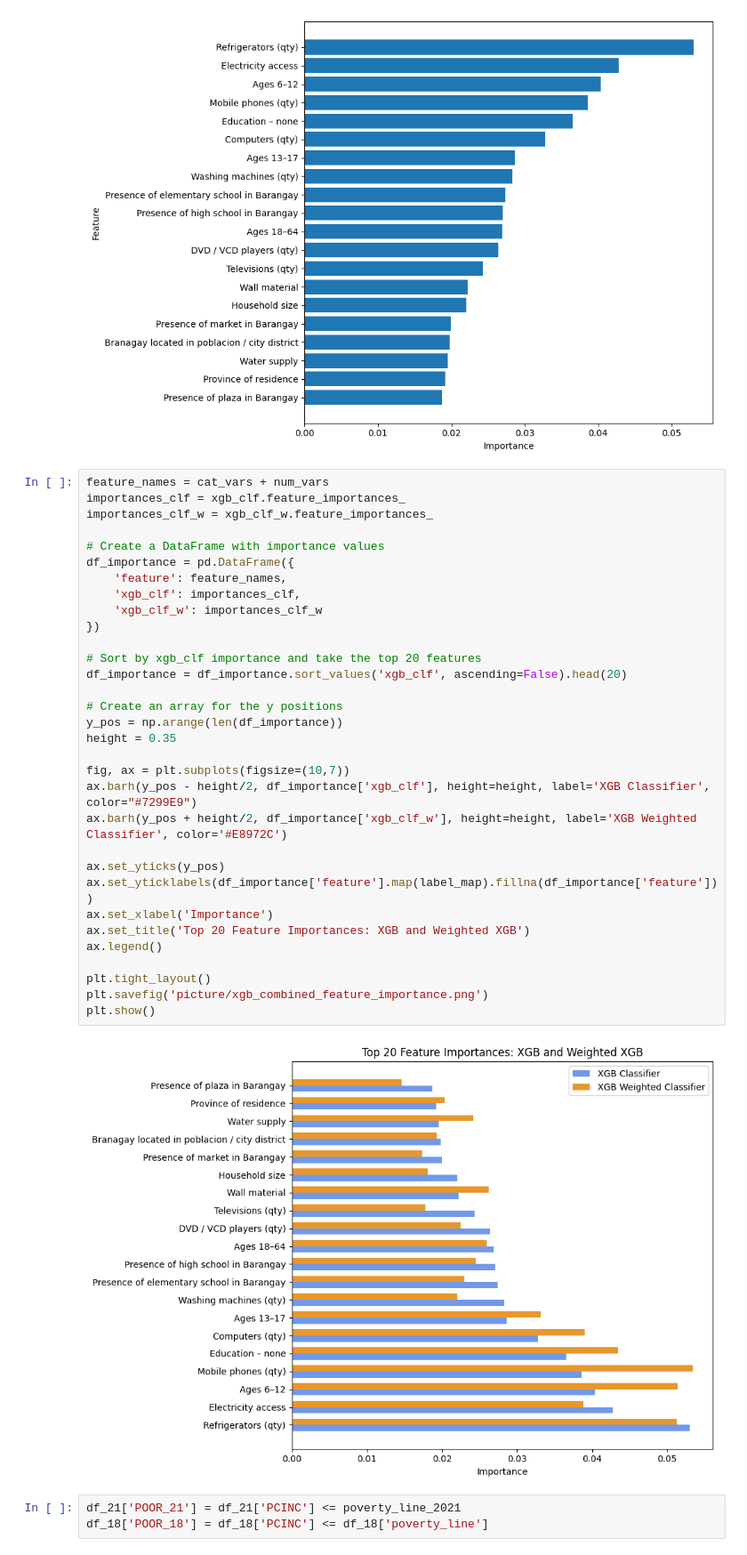
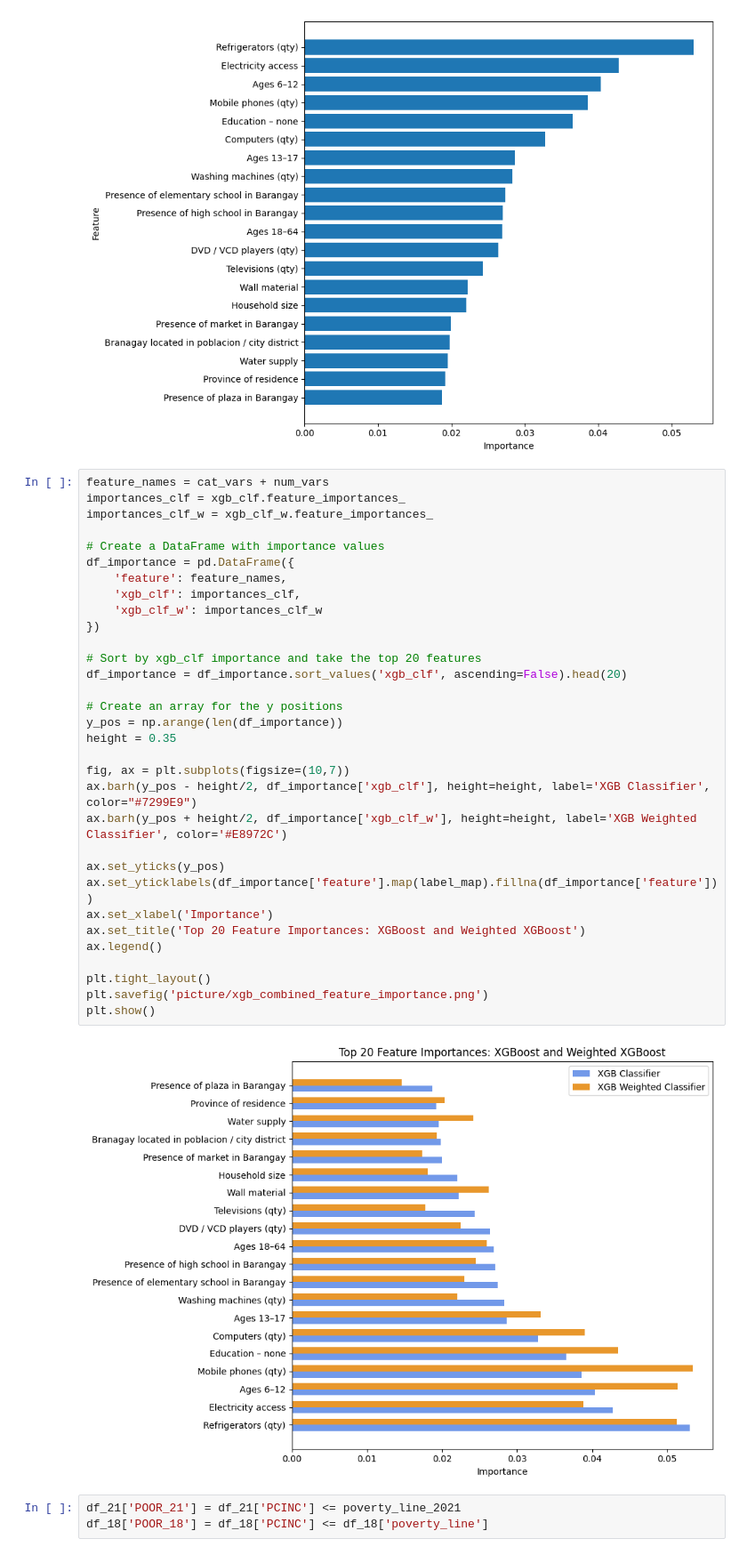
Before and after one commit to ruhamakrupinski/master-thesis, a Jupyter notebook: PMT2_OCC.ipynb, the cells around one changed output. Shown at 89% size. Cells and saved outputs as stored; diff of their text form.

```diff
--- a/PMT2_OCC.ipynb
+++ b/PMT2_OCC.ipynb
@@ -2209,35 +1461,35 @@ feature_names = cat_vars + num_vars
 importances_clf = xgb_clf.feature_importances_
 importances_clf_w = xgb_clf_w.feature_importances_
 
 # Create a DataFrame with importance values
 df_importance = pd.DataFrame({
     'feature': feature_names,
     'xgb_clf': importances_clf,
     'xgb_clf_w': importances_clf_w
 })
 
 # Sort by xgb_clf importance and take the top 20 features
 df_importance = df_importance.sort_values('xgb_clf', ascending=False).head(20)
 
 # Create an array for the y positions
 y_pos = np.arange(len(df_importance))
 height = 0.35
 
 fig, ax = plt.subplots(figsize=(10,7))
 ax.barh(y_pos - height/2, df_importance['xgb_clf'], height=height, label='XGB Classifier', color="#7299E9")
 ax.barh(y_pos + height/2, df_importance['xgb_clf_w'], height=height, label='XGB Weighted Classifier', color='#E8972C')
 
 ax.set_yticks(y_pos)
 ax.set_yticklabels(df_importance['feature'].map(label_map).fillna(df_importance['feature']))
 ax.set_xlabel('Importance')
-ax.set_title('Top 20 Feature Importances: XGB and Weighted XGB')
+ax.set_title('Top 20 Feature Importances: XGBoost and Weighted XGBoost')
 ax.legend()
 
 plt.tight_layout()
 plt.savefig('picture/xgb_combined_feature_importance.png')
 plt.show()
 # %% [output]
-[figure, old version]
+[figure, new version]
 # %%
 df_21['POOR_21'] = df_21['PCINC'] <= poverty_line_2021
 df_18['POOR_18'] = df_18['PCINC'] <= df_18['poverty_line']
```
Also changed, not shown: parts of 48 cells of this notebook, 12 other files.
